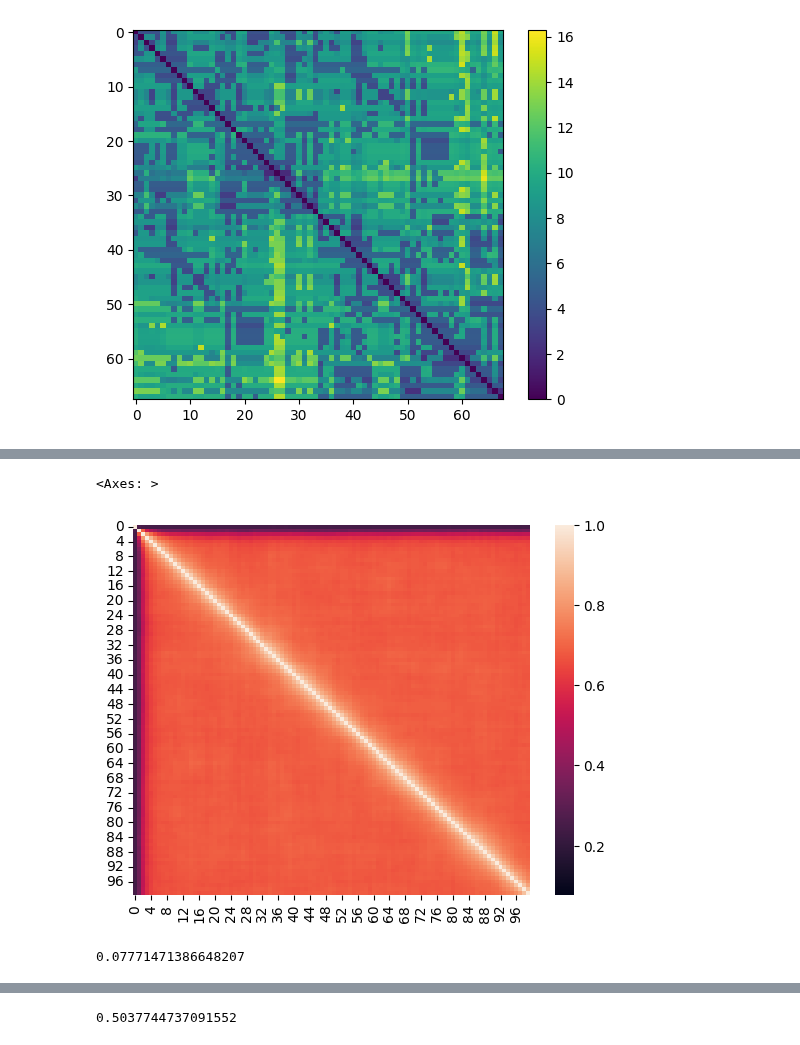
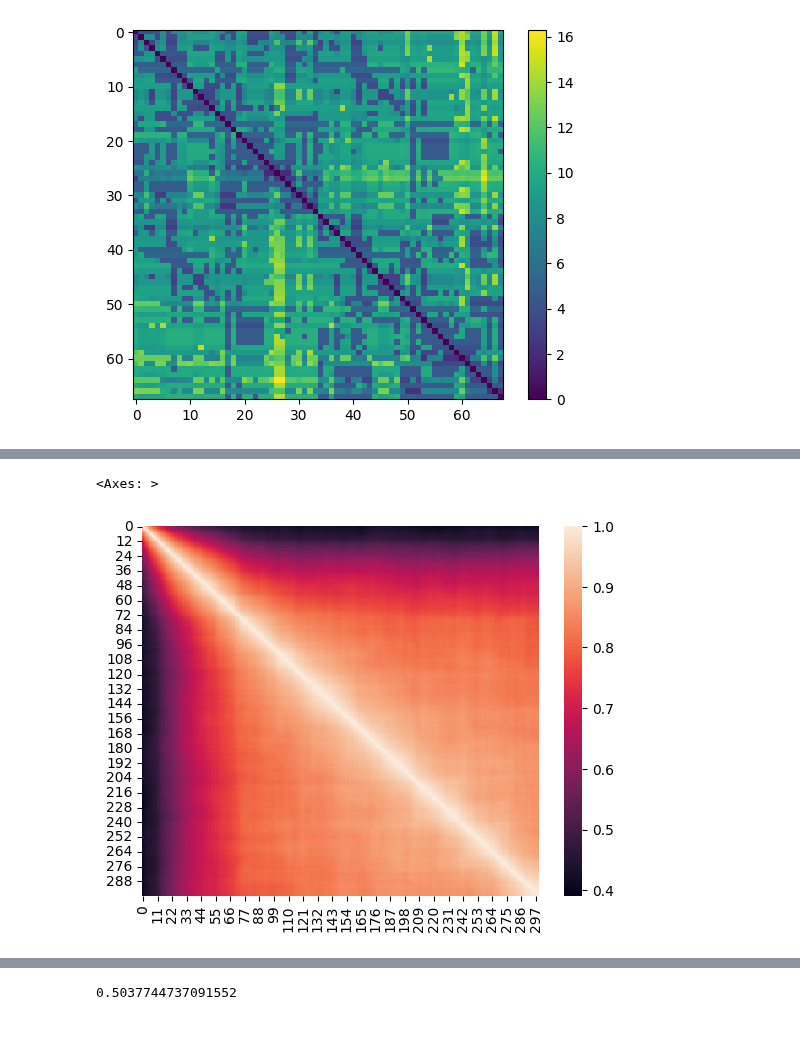
Before and after one commit to kuffmode/Optimal_networks, a Jupyter notebook: generative_analysis.ipynb, the cells around one changed output, grey strips where cells are left out. Cells and saved outputs as stored; diff of their text form; code cells hidden in the pictures.

```diff
--- a/generative_analysis.ipynb
+++ b/generative_analysis.ipynb
@@ -88,24 +81,0 @@ np.array(results.position_history).shape
-# %%
-optimizer = NetworkOptimizer(
-        coordinates=coordinates,
-        empirical_network=connectivity,
-        n_iterations=5000,
-        random_seed=11,
-        distance_fn=gen.shortest_path_distance,
-        evaluator=density_distance,
-    )
-
-# Define parameter ranges
-param_ranges = {
-    'alpha': (0.01, 1),
-    'beta': (0.01, 1),
-}
-
-# Run optimization
-results = optimizer.optimize(
-    param_ranges=param_ranges,
-    n_calls=32,
-    n_parallel_samples=1,
-    verbose=True,
-    acquisition_function='EI',
-)
@@ -126,6 +82,6 @@ results.best_parameters
 # %%
 # Create parameter trajectories
-n_iterations = 15_000
+n_iterations = 3_000
 n_nodes = connectivity.shape[0]
 alpha = np.full(n_iterations, results.best_parameters["alpha"])
 beta = np.full(n_iterations, results.best_parameters["beta"])
@@ -139,11 +95,12 @@ history = gen.simulate_network_evolution(
     alpha=alpha,
     beta=beta,
     noise=noise,
-    distance_fn=gen.shortest_path_distance,
+    distance_fn=gen.resistance_distance,
     connectivity_penalty=penalty,
     n_jobs=-1,  # Use all available cores
     random_seed=11,
-    batch_size=32,
+    batch_size=8,
+    initial_adjacency=connectivity,
 )
 # %%
 np.sum(history[:,:,-1])/(connectivity.shape[0])**2
@@ -158,14 +115,10 @@ np.sum(connectivity)/(connectivity.shape[0])**2
 flattened_history = history.reshape(history.shape[0] * history.shape[1], history.shape[2])
 corr_matrix = np.corrcoef(flattened_history.T)
 # %%
-sns.heatmap(corr_matrix[::150,::150],vmin=corr_matrix.min(),vmax=1)
+sns.heatmap(corr_matrix[::10,::10],vmin=corr_matrix.min(),vmax=1)
 # %% [output]
 <Axes: >
-[figure, old version]
+[figure, new version]
-# %%
-corr_matrix.min()
-# %% [output]
-0.07771471386648207
 # %%
 plt.imshow(history[:,:,-1])
 # %% [output]
```
Also changed, not shown: parts of 16 cells of this notebook.
